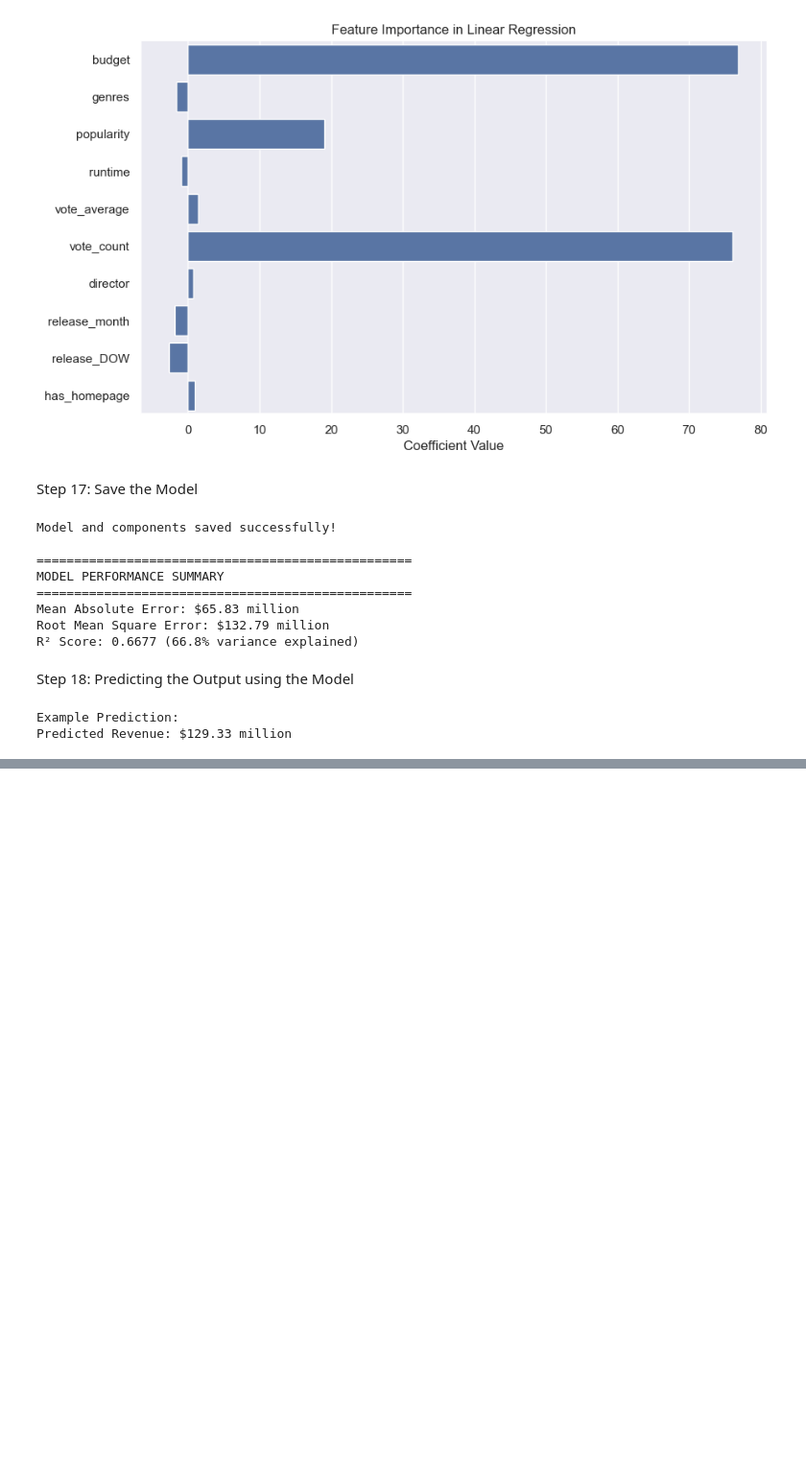
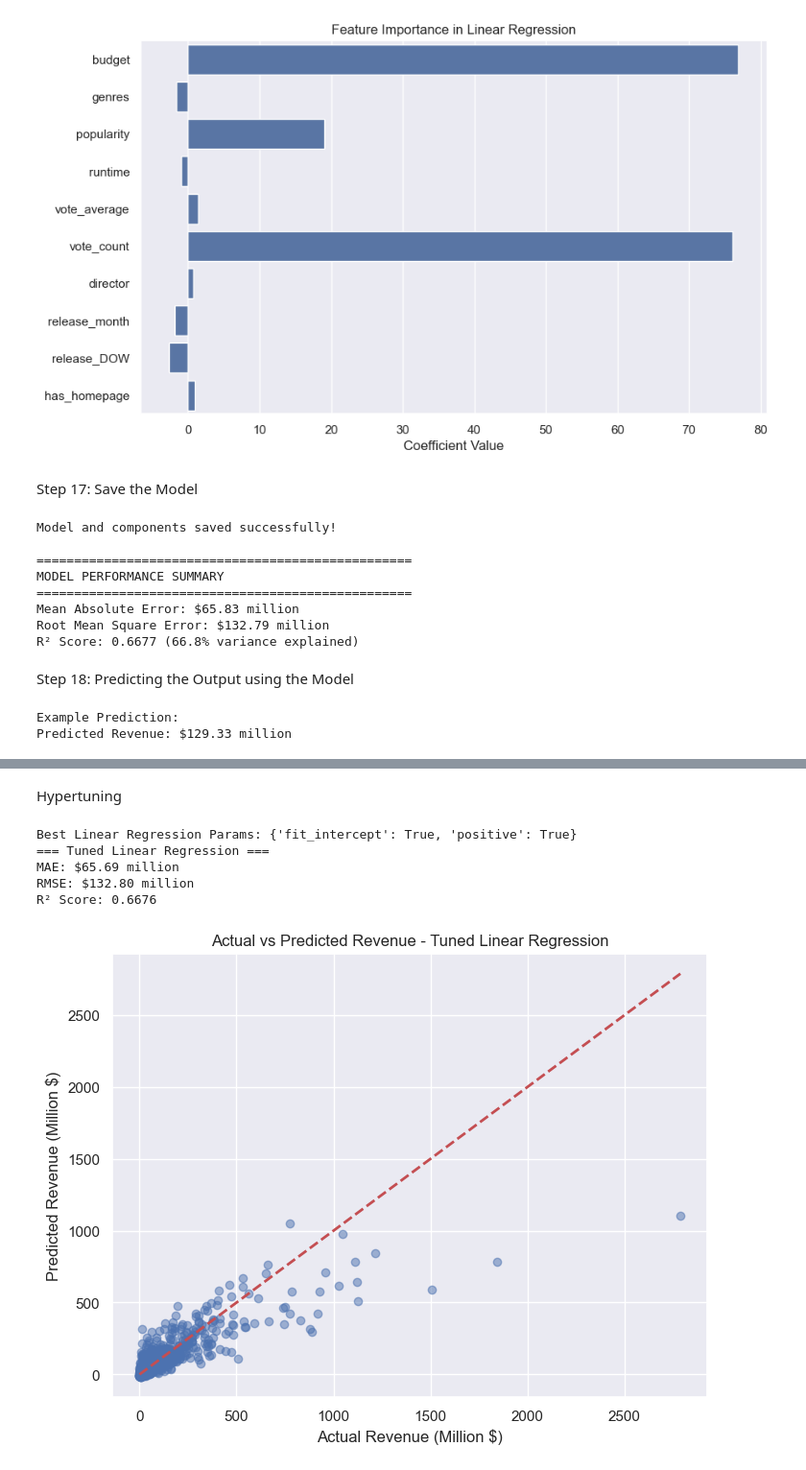
Before and after one commit to nvshanmukh/movie-box-office-predictor, a Jupyter notebook: movie_box_model.ipynb, the cells around one changed output, grey strips where cells are left out. Shown at 96% size. Saved outputs shown, nothing was run; the diff lists cells and outputs as text; code cells hidden in the pictures; blank space fills up the shorter version.

```diff
--- a/movie_box_model.ipynb
+++ b/movie_box_model.ipynb
@@ -559,0 +639,23 @@ Predicted Revenue: $129.33 million
+# %% [markdown]
+Hypertuning
+# %%
+
+lr = LinearRegression()
+lr_params = {
+    'fit_intercept': [True, False],
+    'positive': [True, False]
+}
+
+grid_lr = GridSearchCV(lr, lr_params, cv=5, scoring='r2', n_jobs=-1)
+grid_lr.fit(x_train, y_train)
+
+print("Best Linear Regression Params:", grid_lr.best_params_)
+best_lr = grid_lr.best_estimator_
+_, tuned_lr_mae, tuned_lr_rmse, tuned_lr_r2 = evaluate_model("Tuned Linear Regression", best_lr, x_train, x_test, y_train, y_test)
+# %% [output]
+Best Linear Regression Params: {'fit_intercept': True, 'positive': True}
+=== Tuned Linear Regression ===
+MAE: $65.69 million
+RMSE: $132.80 million
+R² Score: 0.6676
+[figure, added]
```
Also changed, not shown: parts of 18 cells of this notebook, 1 other file.
